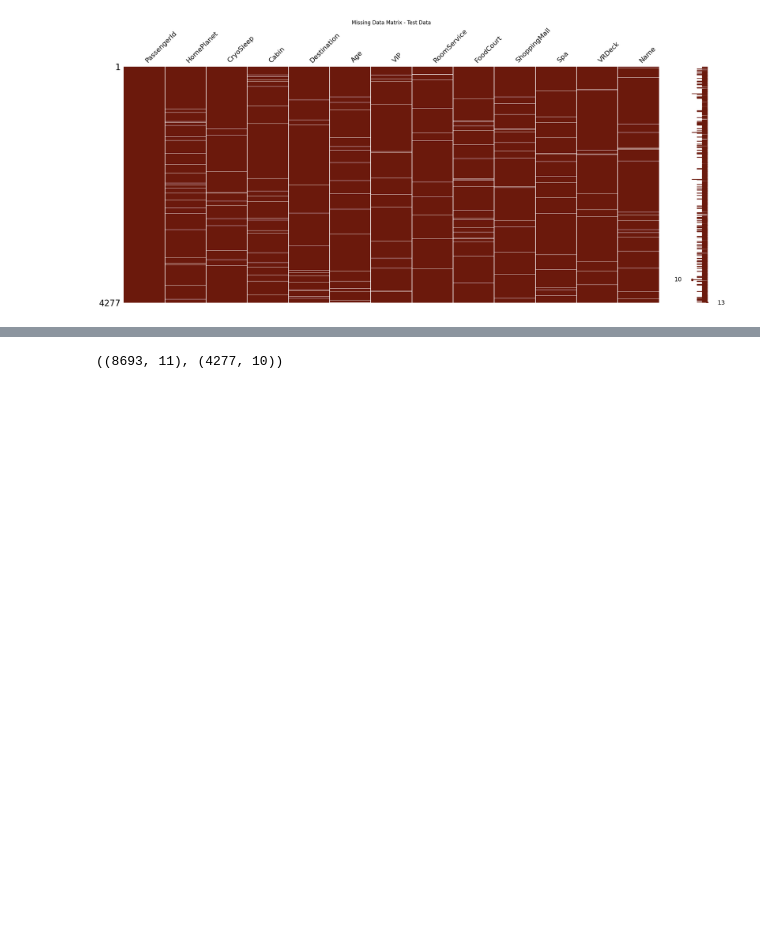
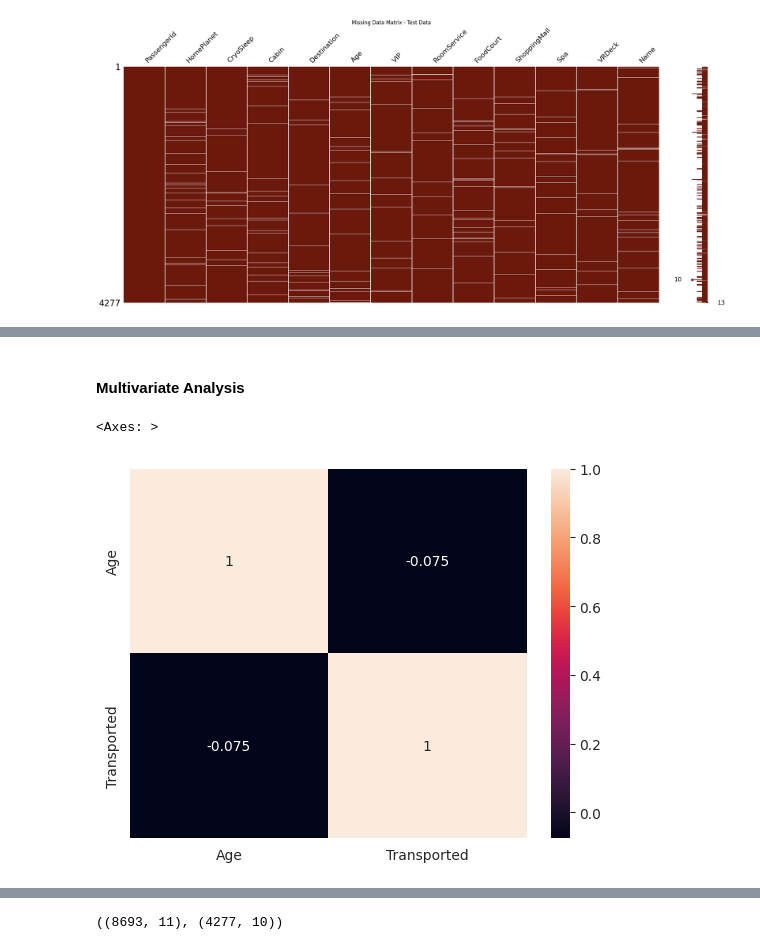
Before and after one commit to TOFWAQ/Kaggle_Challenge, a Jupyter notebook: TEAM_14.ipynb, the cells around one changed output, grey strips where cells are left out. Drawn from its saved outputs; the diff is of its cells as text; code cells hidden in the pictures; blank space fills up the shorter version.

```diff
--- a/TEAM_14.ipynb
+++ b/TEAM_14.ipynb
@@ -125,0 +229,9 @@ plt.show()
+# %% [markdown]
+#### Multivariate Analysis
+# %%
+f = (train[['VIP', 'Age', 'Transported']]).corr()
+
+sns.heatmap(f, annot=True)
+# %% [output]
+<Axes: >
+[figure, added]
```
Also changed, not shown: parts of 33 cells of this notebook.
